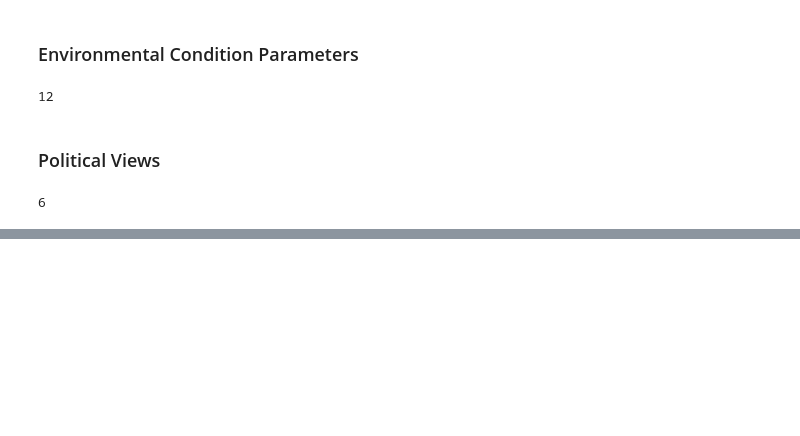
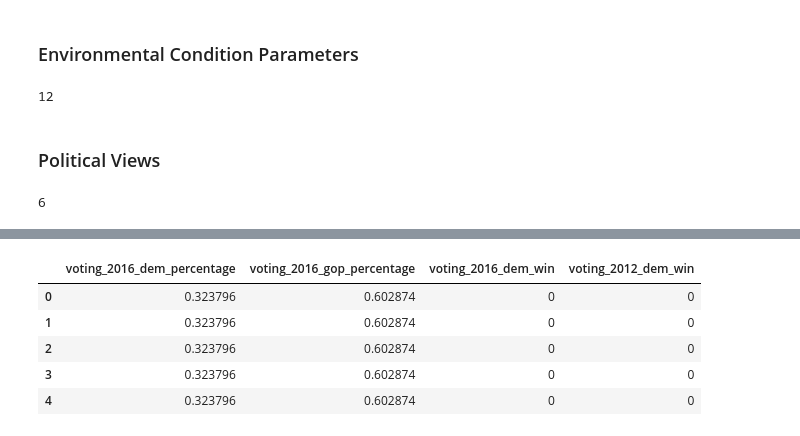
Before and after one commit to zs19930830/CMPE255, a Jupyter notebook: src/DeepSolar.ipynb, the cells around one changed output, grey strips where cells are left out. Cells and saved outputs as stored; diff of their text form; code cells hidden in the pictures; blank space fills up the shorter version.

```diff
--- a/src/DeepSolar.ipynb
+++ b/src/DeepSolar.ipynb
@@ -230,0 +301,14 @@ len(political_parameters)
+# %%
+# Mapping 'Embarked' value for binary representation
+vot_map = {True: 1, False: 0}
+
+pol_data['voting_2016_dem_win'] = pol_data['voting_2016_dem_win'].map(vot_map)
+pol_data['voting_2012_dem_win'] = pol_data['voting_2016_dem_win'].map(vot_map)
+pol_data.head()
+# %% [output]
+|  | voting_2016_dem_percentage | voting_2016_gop_percentage | voting_2016_dem_win | voting_2012_dem_win |
+| 0 | 0.323796 | 0.602874 | 0 | 0 |
+| 1 | 0.323796 | 0.602874 | 0 | 0 |
+| 2 | 0.323796 | 0.602874 | 0 | 0 |
+| 3 | 0.323796 | 0.602874 | 0 | 0 |
+| 4 | 0.323796 | 0.602874 | 0 | 0 |
```
Also changed, not shown: parts of 12 cells of this notebook.
